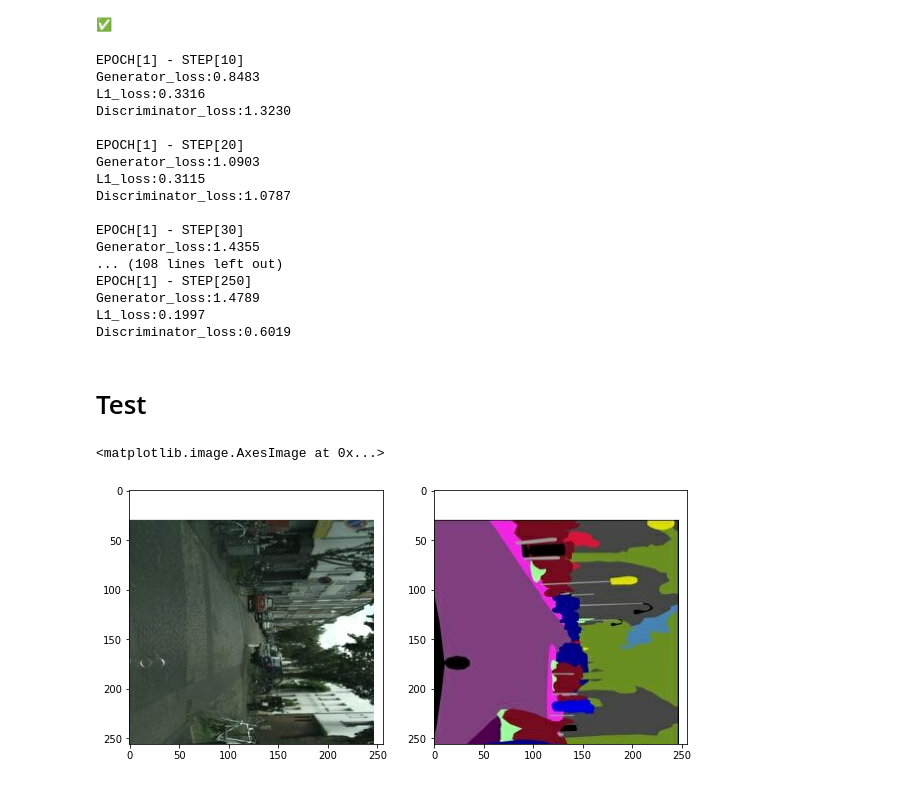
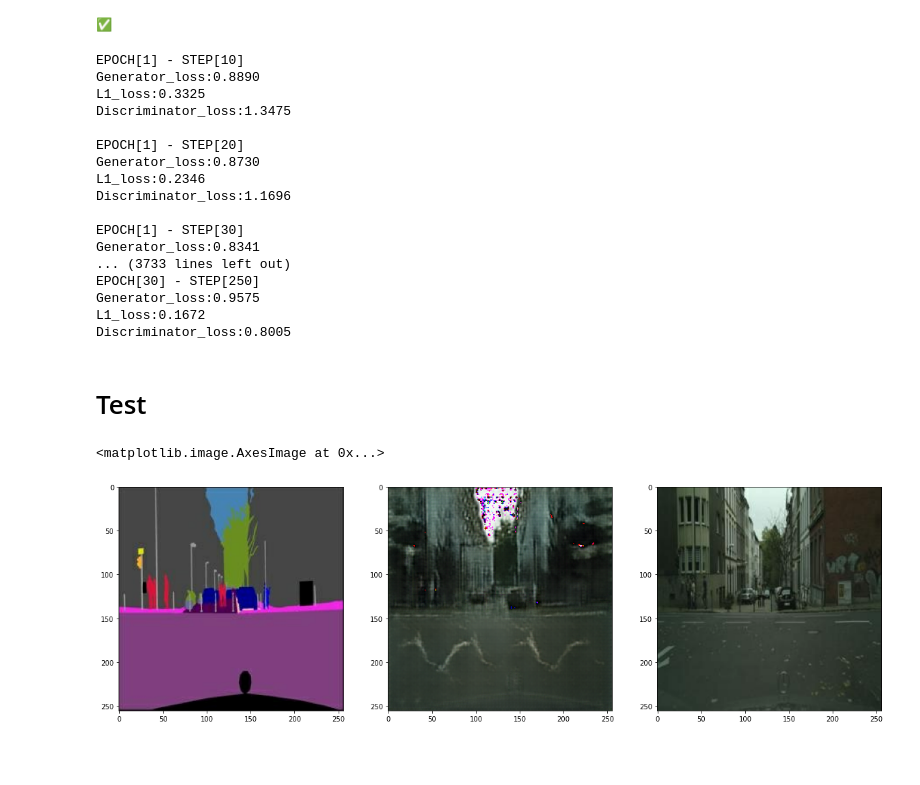
Before and after one commit to estela19/AIFFEL, a Jupyter notebook: exp19/baseline.ipynb, the cells around one changed output. Saved outputs shown, nothing was run; the diff lists cells and outputs as text; code cells hidden in the pictures; blank space fills up the shorter version.

```diff
--- a/exp19/baseline.ipynb
+++ b/exp19/baseline.ipynb
@@ -420,14 +411,14 @@ print("✅")
 # %% [output]
 ✅
 # %%
-EPOCHS = 1
+EPOCHS = 30
 
 generator = UNetGenerator()
 discriminator = Discriminator()
 
 for epoch in range(1, EPOCHS+1):
-    for i, (sketch, colored) in enumerate(train_images):
-        g_loss, l1_loss, d_loss = train_step(sketch, colored)
+    for i, (picture, segmap) in enumerate(train_images):
+        g_loss, l1_loss, d_loss = train_step(segmap, picture)
 
         # 10회 반복마다 손실을 출력합니다.
         if (i+1) % 10 == 0:
@@ -437,42 +428,39 @@ for epoch in range(1, EPOCHS+1):
                     \nDiscriminator_loss:{d_loss.numpy():.4f}", end="\n\n")
 # %% [output]
 EPOCH[1] - STEP[10]
-Generator_loss:0.8483
-L1_loss:0.3316
-Discriminator_loss:1.3230
+Generator_loss:0.8890
+L1_loss:0.3325
+Discriminator_loss:1.3475
 
 EPOCH[1] - STEP[20]
-Generator_loss:1.0903
-L1_loss:0.3115
-Discriminator_loss:1.0787
+Generator_loss:0.8730
+L1_loss:0.2346
+Discriminator_loss:1.1696
 
 EPOCH[1] - STEP[30]
-Generator_loss:1.4355
-... (108 lines left out)
-EPOCH[1] - STEP[250]
-Generator_loss:1.4789
-L1_loss:0.1997
-Discriminator_loss:0.6019
+Generator_loss:0.8341
+... (3733 lines left out)
+EPOCH[30] - STEP[250]
+Generator_loss:0.9575
+L1_loss:0.1672
+Discriminator_loss:0.8005
 # %% [markdown]
 # Test
-# %%
-from tensorflow import data
-
-def get_train(img_path):
-    sketch, colored = load_img(img_path)
-    sketch, colored = apply_augmentation(sketch, colored)
-    return sketch, colored
-
-train_images = data.Dataset.list_files(data_path + "*.jpg")
-train_images = train_images.map(get_train).shuffle(100).batch(4)
-
-sample = train_images.take(1)
-sample = list(sample.as_numpy_iterator())
-sketch, colored = (sample[0][0]+1)*127.5, (sample[0][1]+1)*127.5
-
-plt.figure(figsize=(10,5))
-plt.subplot(1,2,1); plt.imshow(sketch[0].astype(np.uint8))
-plt.subplot(1,2,2); plt.imshow(colored[0].astype(np.uint8))
-# %% [output]
-<matplotlib.image.AxesImage at 0x...>
-[figure, removed]
+# %%
+val_path = '/mnt/c/github/AIFFEL/exp19/data/cityscapes/val/'
+
+test_ind = 1
+
+f = data_path + os.listdir(data_path)[test_ind]
+picture, segmap = load_img(f)
+
+pred = generator(tf.expand_dims(segmap, 0))
+pred = denormalize(pred)
+
+plt.figure(figsize=(20,10))
+plt.subplot(1,3,1); plt.imshow(denormalize(segmap))
+plt.subplot(1,3,2); plt.imshow(pred[0])
+plt.subplot(1,3,3); plt.imshow(denormalize(picture))
+# %% [output]
+<matplotlib.image.AxesImage at 0x...>
+[figure, added]
```
Also changed, not shown: parts of 13 cells of this notebook.
